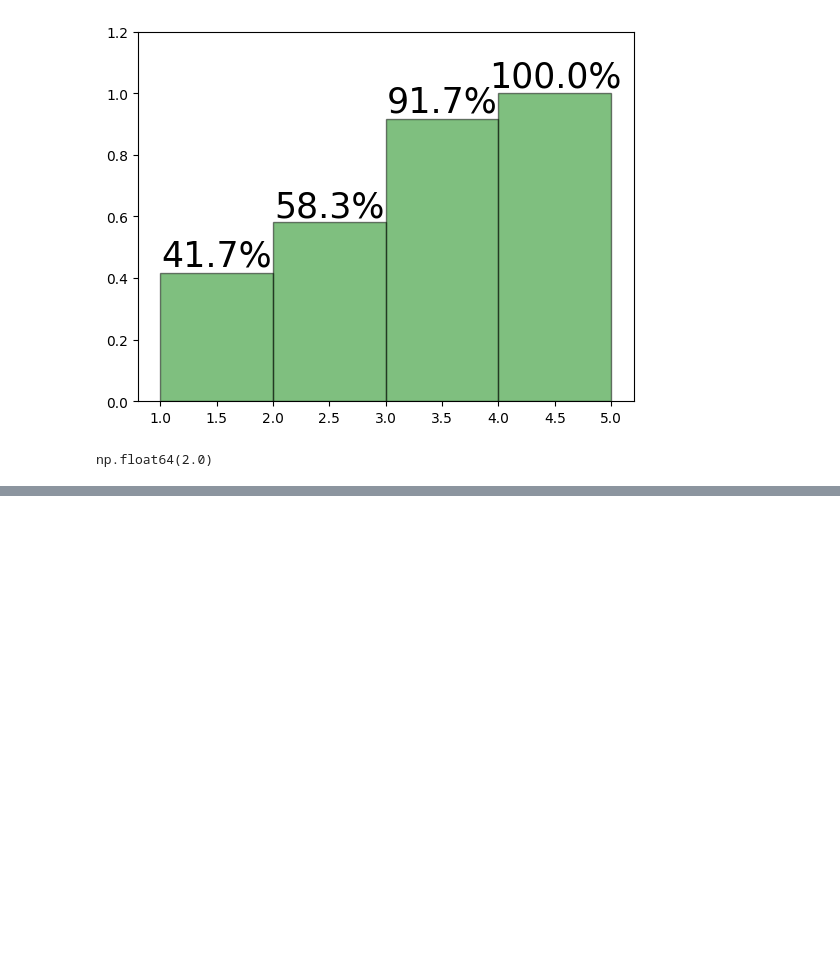
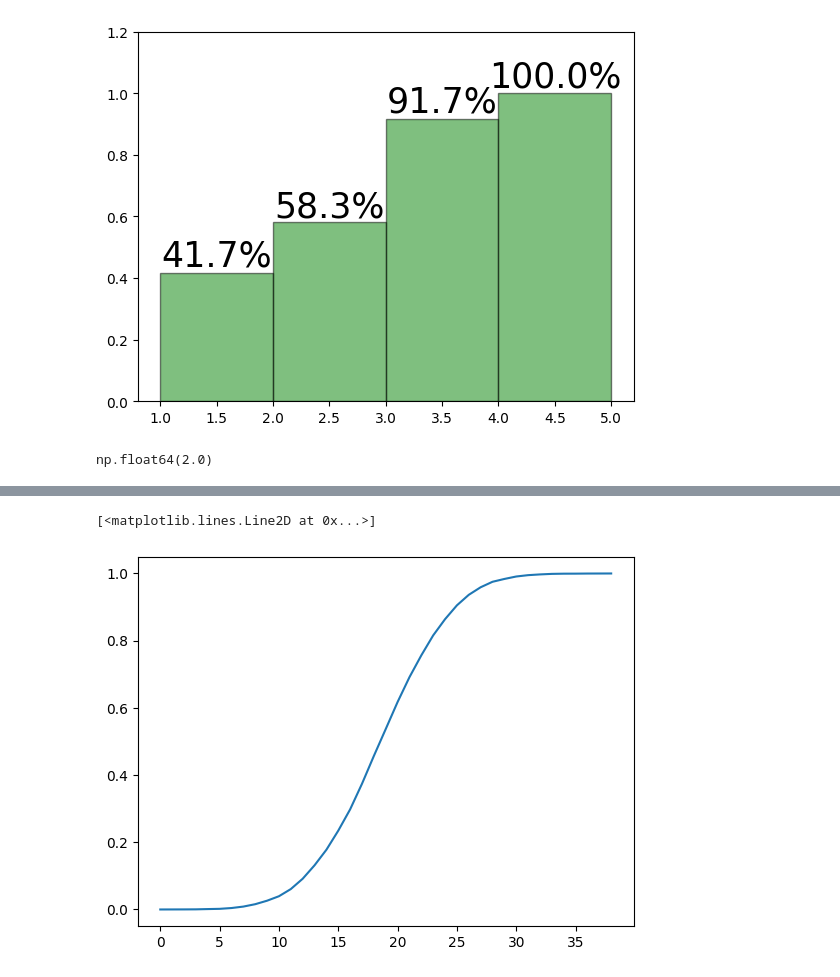
Before and after one commit to asegura4488/CienciaDatos, a Jupyter notebook: Semana4/EstimadoresEstadísticos.ipynb, the cells around one changed output, grey strips where cells are left out. Saved outputs shown, nothing was run; the diff lists cells and outputs as text; code cells hidden in the pictures; blank space fills up the shorter version.

```diff
--- a/Semana4/EstimadoresEstadísticos.ipynb
+++ b/Semana4/EstimadoresEstadísticos.ipynb
@@ -192,0 +214,7 @@ np.float64(2.0)
+# %%
+Cumulative = np.zeros_like(HNorm)
+
+for i in range(Cumulative.shape[0]):
+  Cumulative[i] = np.sum(w[:i+1]*HNorm[:i+1])
+
+Cumulative
@@ -192,0 +232,5 @@ np.float64(2.0)
+# %%
+plt.plot(Cumulative)
+# %% [output]
+[<matplotlib.lines.Line2D at 0x...>]
+[figure, added]
```
Also changed, not shown: parts of 7 cells of this notebook.
